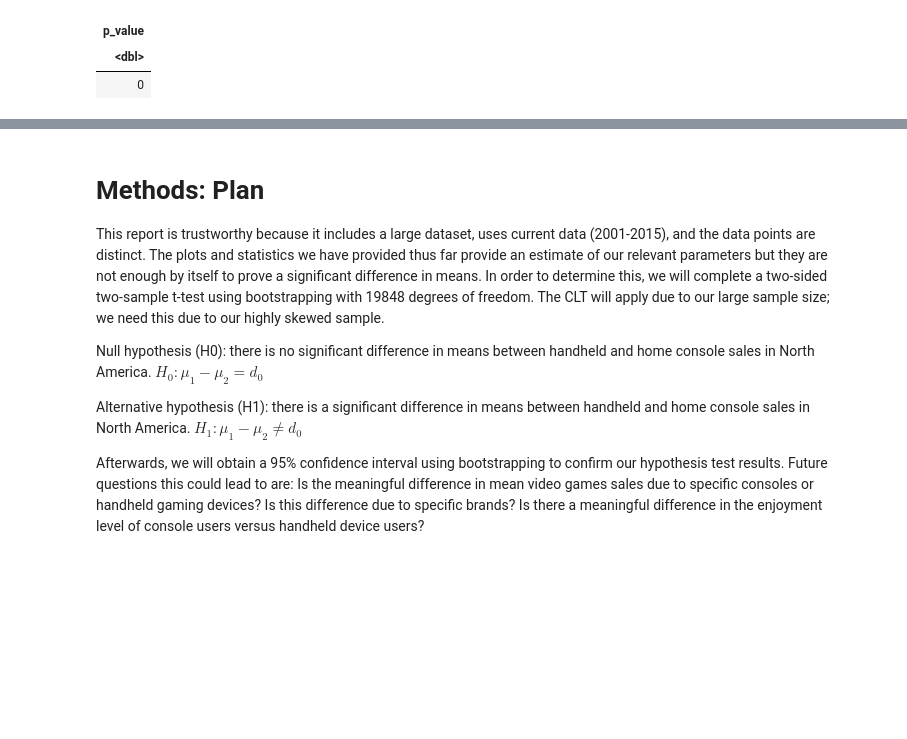
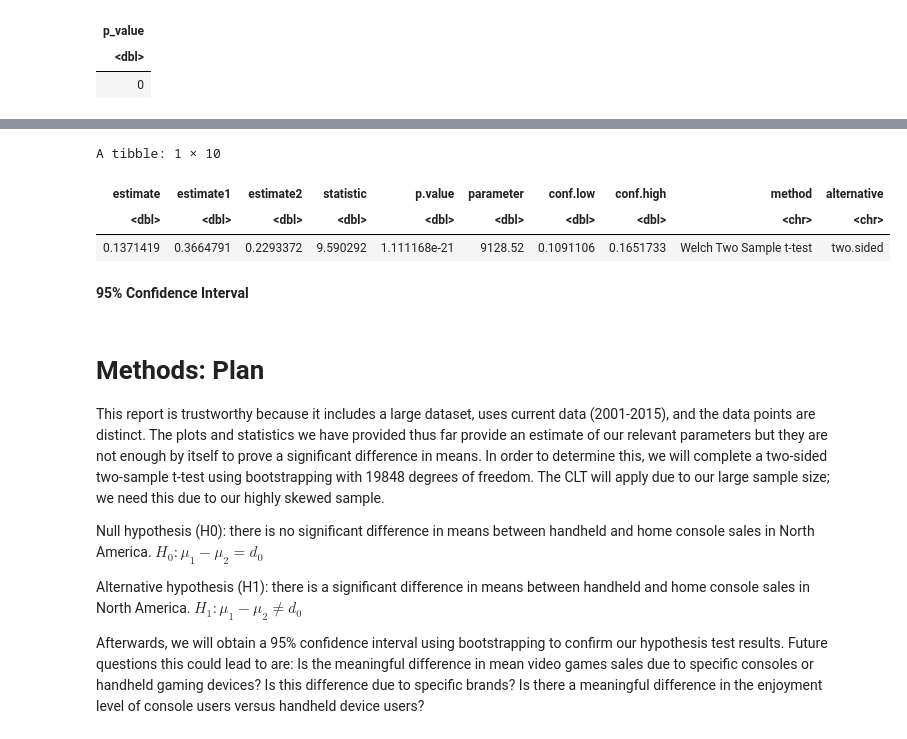
Before and after one commit to xonew/Stat-200-21-Project, a Jupyter notebook: proposal.ipynb, the cells around one changed output, grey strips where cells are left out. Saved outputs shown, nothing was run; the diff lists cells and outputs as text; code cells hidden in the pictures; blank space fills up the shorter version.

Commit message:
Added Hypothesis using T-test

```diff
--- a/proposal.ipynb
+++ b/proposal.ipynb
@@ -215,3 +240,28 @@ A tibble: 1 × 1
+# %%
+#Creating a dataset with only console games
+console <- gaming_data |>
+select(Platform, NA_Sales) |>
+filter(Platform=="Home_Console")
+
+#Creating a dataset with only handheld games
+handheld <- gaming_data |>
+select(Platform, NA_Sales) |>
+filter(Platform=="Handheld")
+
+#Doing a T-test on our data (Yields same results as before but used it here to ensure our numbers were correct)
+console_handheld_t_test <- tidy(
+        t.test(x = console$NA_Sales,
+               y = handheld$NA_Sales,
+               alternative = "two.sided"))
+
+console_handheld_t_test
+# %% [output]
+A tibble: 1 × 10
+| estimate | estimate1 | estimate2 | statistic | p.value | parameter | conf.low | conf.high | method | alternative |
+| <dbl> | <dbl> | <dbl> | <dbl> | <dbl> | <dbl> | <dbl> | <dbl> | <chr> | <chr> |
+| 0.1371419 | 0.3664791 | 0.2293372 | 9.590292 | 1.111168e-21 | 9128.52 | 0.1091106 | 0.1651733 | Welch Two Sample t-test | two.sided |
+# %% [markdown]
+**95% Confidence Interval**
 # %% [markdown]
 # Methods: Plan
 
```
Also changed, not shown: parts of 8 cells of this notebook.
